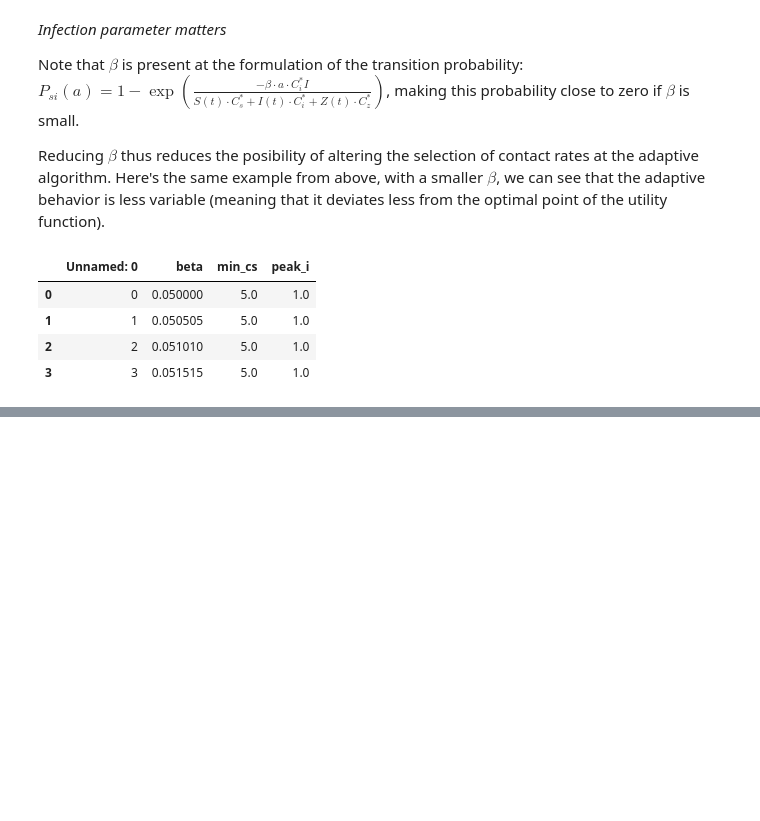
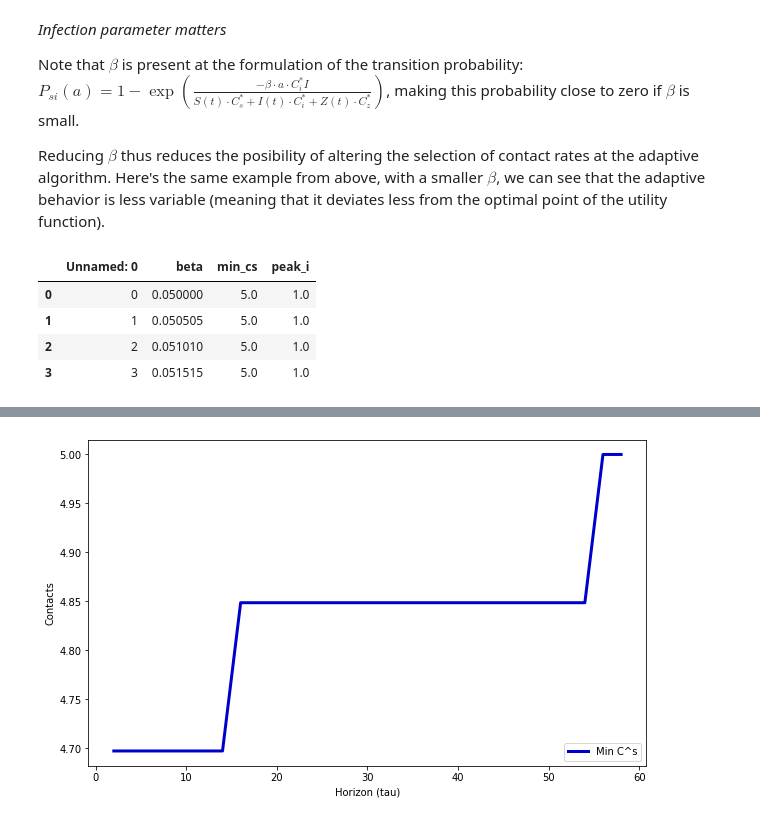
Before and after one commit to JimmyCalvoMonge/adaptive, a Jupyter notebook: design/adaptive/adaptive_use.ipynb, the cells around one changed output, grey strips where cells are left out. Saved outputs shown, nothing was run; the diff lists cells and outputs as text; code cells hidden in the pictures; blank space fills up the shorter version.

```diff
--- a/design/adaptive/adaptive_use.ipynb
+++ b/design/adaptive/adaptive_use.ipynb
@@ -383,0 +404,10 @@ plt.show()
+# %%
+plt.plot(effect_of_tau2['tau'],
+         effect_of_tau2['min_cs'], "mediumblue", label="Min C^s", linewidth=3)
+plt.xlabel("Horizon (tau)")
+plt.ylabel("Contacts")
+plt.legend(loc = "lower right")
+plt.rcParams["figure.figsize"] = (10,6)
+plt.show()
+# %% [output]
+[figure, added]
```
Also changed, not shown: parts of 10 cells of this notebook, 6 other files.
